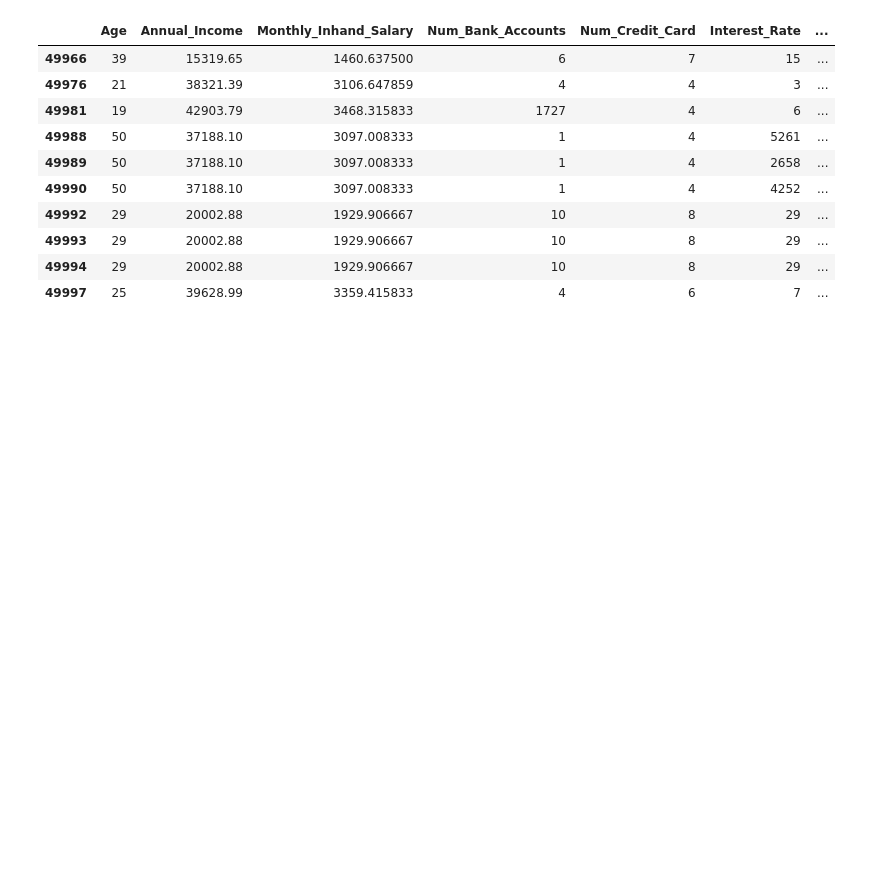
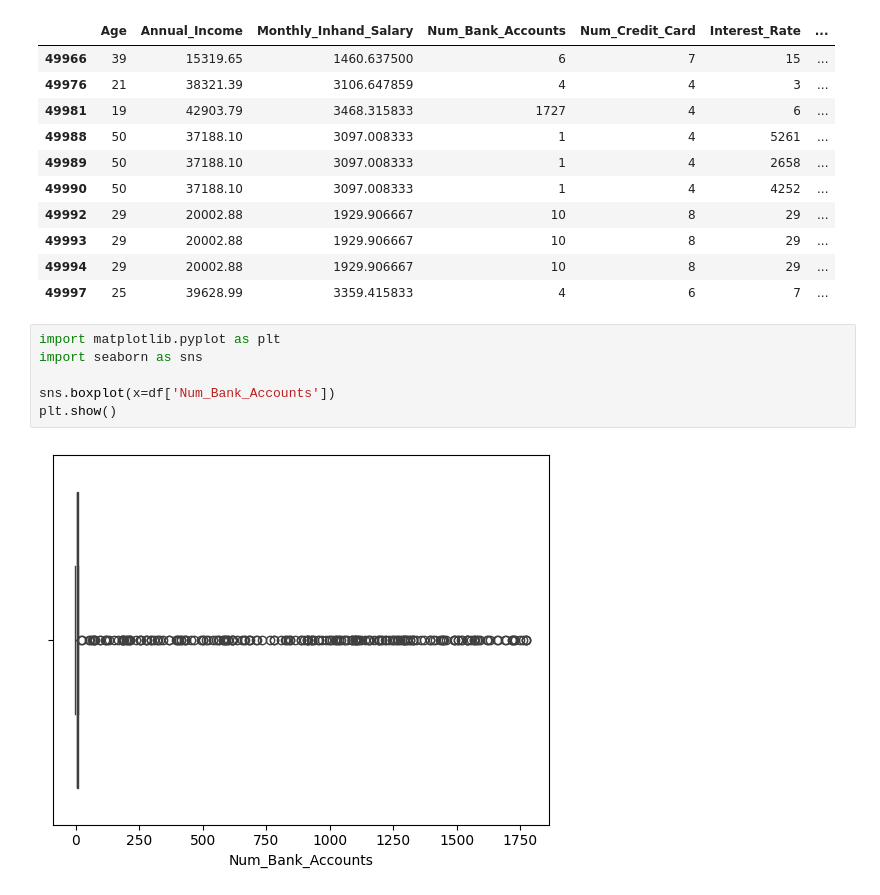
Before and after one commit to wessware/Credit_Risk_Analysis, a Jupyter notebook: credit_score_1.ipynb, the cells around one changed output. Cells and saved outputs as stored; diff of their text form; blank space fills up the shorter version.

```diff
--- a/credit_score_1.ipynb
+++ b/credit_score_1.ipynb
@@ -445,3 +445,11 @@ df.tail(10)
 | 49993 | 29 | 20002.88 | 1929.906667 | 10 | 8 | 29 | ... |
 | 49994 | 29 | 20002.88 | 1929.906667 | 10 | 8 | 29 | ... |
 | 49997 | 25 | 39628.99 | 3359.415833 | 4 | 6 | 7 | ... |
+# %%
+import matplotlib.pyplot as plt
+import seaborn as sns
+
+sns.boxplot(x=df['Num_Bank_Accounts'])
+plt.show()
+# %% [output]
+[figure, added]
```
Also changed, not shown: parts of 13 cells of this notebook.
